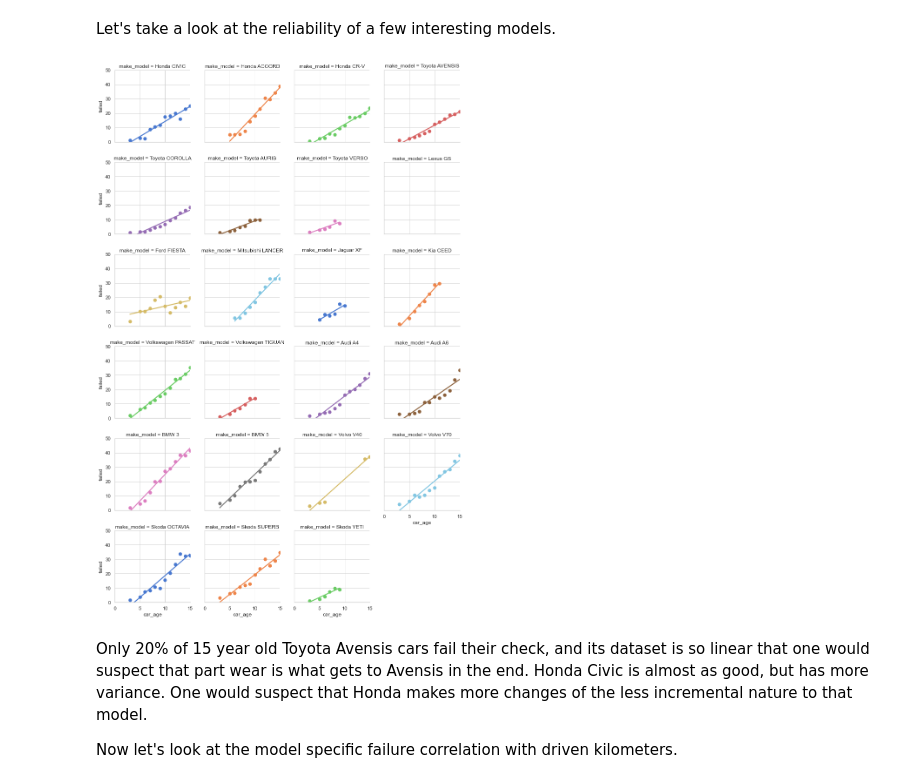
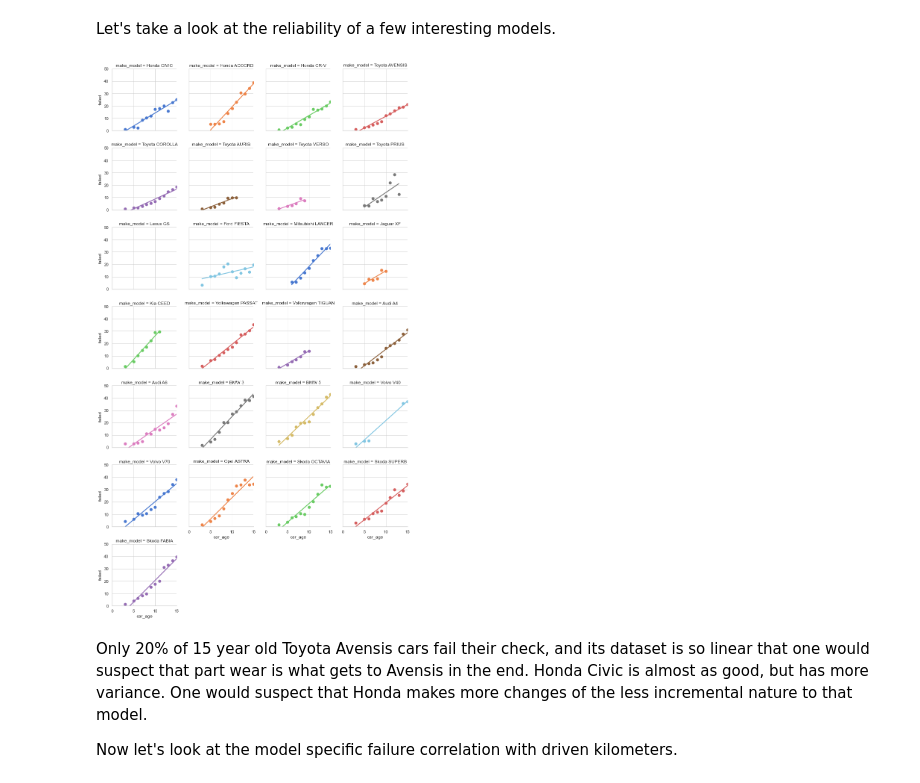
Before and after one commit to mikaelhg/traficom-cars, a Jupyter notebook: traficom_cars.ipynb, the cells around one changed output. Drawn from its saved outputs; the diff is of its cells as text; code cells hidden in the pictures.

```diff
--- a/traficom_cars.ipynb
+++ b/traficom_cars.ipynb
@@ -153,35 +153,37 @@ Let's take a look at the reliability of a few interesting models.
 # %%
 reliable_models = [
     'Honda CIVIC', 'Honda ACCORD', 'Honda CR-V',
     'Toyota AVENSIS', 'Toyota COROLLA', 'Toyota AURIS', 'Toyota VERSO',
+    'Toyota PRIUS',
     'Lexus GS',
     'Ford FIESTA',
     'Mitsubishi LANCER',
     'Jaguar XF',
     'Kia CEED',
     'Volkswagen PASSAT', 'Volkswagen TIGUAN',
     'Audi A4', 'Audi A6',
     'BMW 3', 'BMW 5',
     'Volvo V40', 'Volvo V70',
-    'Skoda OCTAVIA', 'Skoda SUPERB', 'Skoda YETI'
+    'Opel ASTRA',
+    'Skoda OCTAVIA', 'Skoda SUPERB', 'Skoda FABIA'
 ]
 
 cars = cars_2018[cars_2018['make_model'].isin(reliable_models)]
 
 sns.set_style("whitegrid")
 
 g = sns.lmplot(x="car_age", y="failed", col="make_model", hue="make_model", data=cars,
            col_order=reliable_models, hue_order=reliable_models,
            col_wrap=4, ci=None, palette="muted", height=3,
            fit_reg=True,
            scatter_kws={"s": 50, "alpha": 1})
 
 g.axes[0].set_ylim(0, 50)
 g.axes[0].set_xlim(0, 15)
 
 plt.show()
 # %% [output]
-[figure, old version]
+[figure, new version]
 # %% [markdown]
 Only 20% of 15 year old Toyota Avensis cars fail their check, and its dataset is so linear that one would suspect that part wear is what gets to Avensis in the end. Honda Civic is almost as good, but has more variance. One would suspect that Honda makes more changes of the less incremental nature to that model.
 
```
Also changed, not shown: parts of 2 cells of this notebook, 3 other files.
